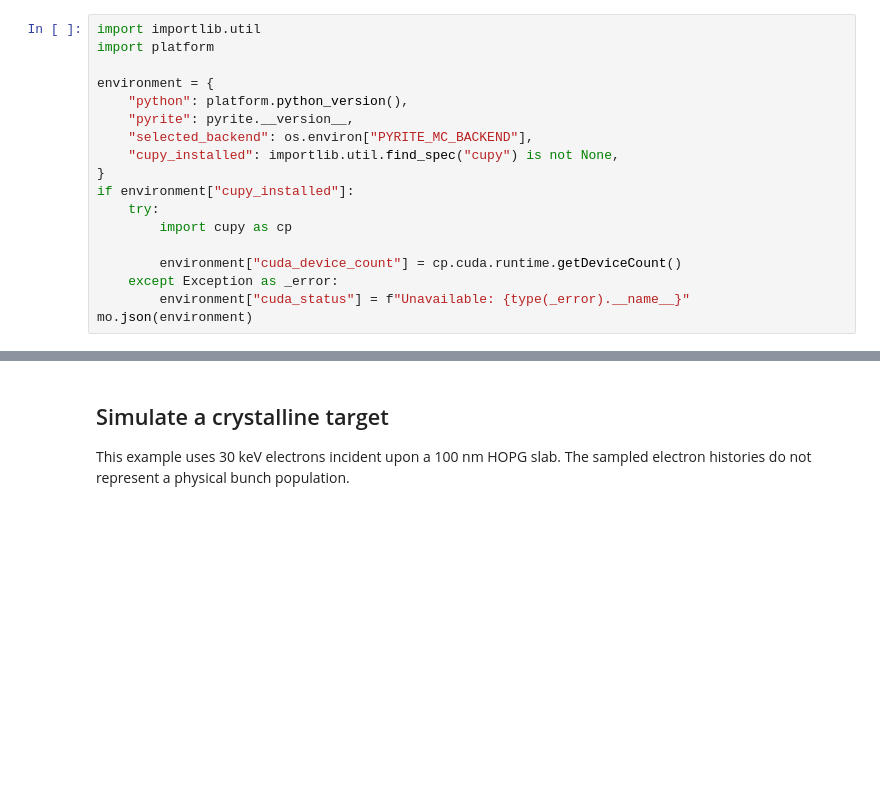
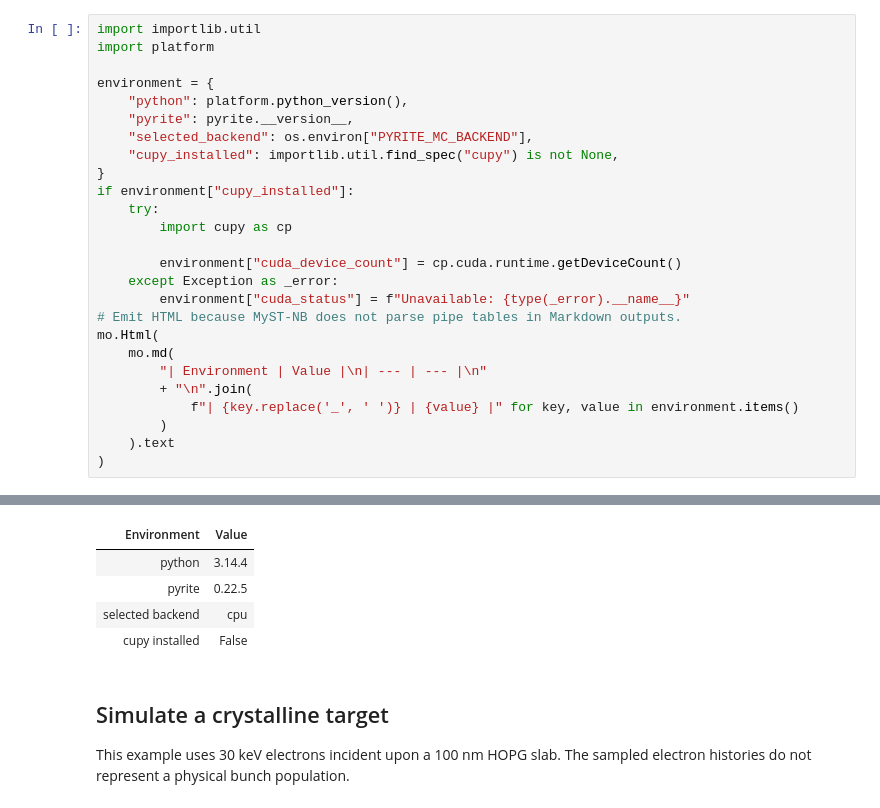
Before and after one commit to Quantum-Light-Matter-Cooperative-QLMC/pyrite, a Jupyter notebook: docs/notebooks/fundamentals/01-first-spectrum.ipynb, the cells around one changed output, grey strips where cells are left out. Drawn from its saved outputs; the diff is of its cells as text; blank space fills up the shorter version.

```diff
--- a/docs/notebooks/fundamentals/01-first-spectrum.ipynb
+++ b/docs/notebooks/fundamentals/01-first-spectrum.ipynb
@@ -51,5 +51,13 @@ if environment["cupy_installed"]:
         environment["cuda_device_count"] = cp.cuda.runtime.getDeviceCount()
     except Exception as _error:
         environment["cuda_status"] = f"Unavailable: {type(_error).__name__}"
-mo.json(environment)
+# Emit HTML because MyST-NB does not parse pipe tables in Markdown outputs.
+mo.Html(
+    mo.md(
+        "| Environment | Value |\n| --- | --- |\n"
+        + "\n".join(
+            f"| {key.replace('_', ' ')} | {value} |" for key, value in environment.items()
+        )
+    ).text
+)
 # %% [output]
@@ -57,3 +64,8 @@ mo.json(environment)
+| Environment | Value |
+| python | 3.14.4 |
+| pyrite | 0.22.5 |
+| selected backend | cpu |
+| cupy installed | False |
 # %% [markdown]
 ## Simulate a crystalline target
 
```
Also changed, not shown: parts of 3 cells of this notebook, 13 other files.
